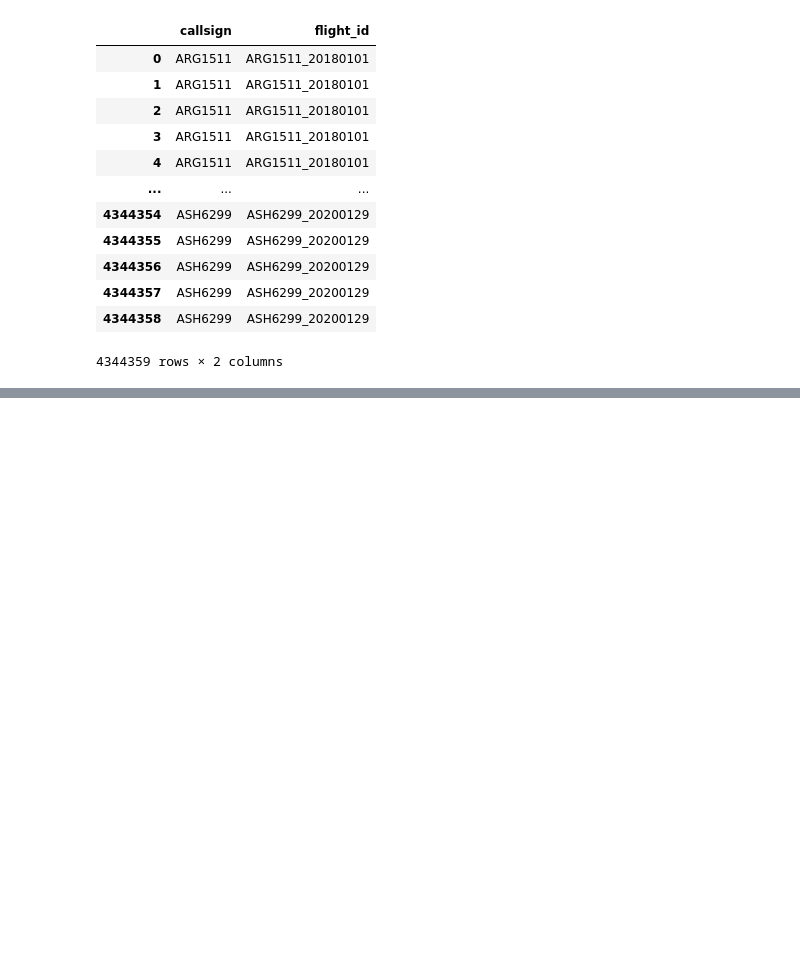
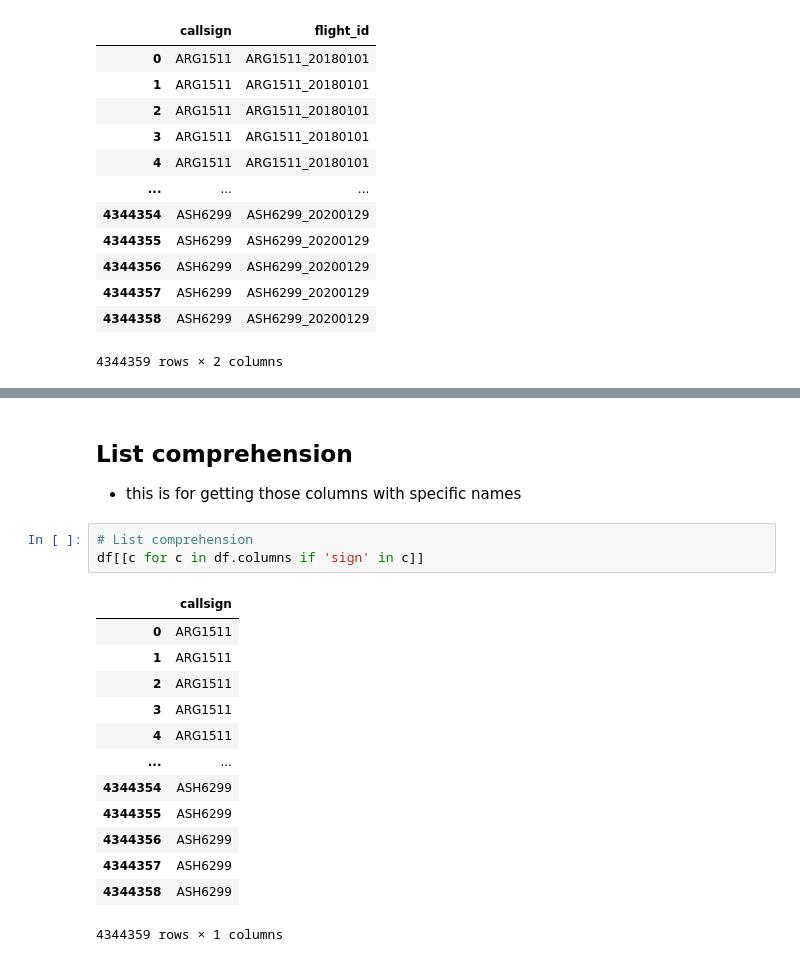
Before and after one commit to kachraz/ytlpda, a Jupyter notebook: KAG/ytleapan.ipynb, the cells around one changed output, grey strips where cells are left out. Drawn from its saved outputs; the diff is of its cells as text; blank space fills up the shorter version.

```diff
--- a/KAG/ytleapan.ipynb
+++ b/KAG/ytleapan.ipynb
@@ -302,0 +345,20 @@ df[['callsign', 'flight_id']]
+# %% [markdown]
+## List comprehension
+- this is for getting those columns with specific names
+# %%
+# List comprehension
+df[[c for c in df.columns if 'sign' in c]]
+# %% [output]
+|  | callsign |
+| 0 | ARG1511 |
+| 1 | ARG1511 |
+| 2 | ARG1511 |
+| 3 | ARG1511 |
+| 4 | ARG1511 |
+| ... | ... |
+| 4344354 | ASH6299 |
+| 4344355 | ASH6299 |
+| 4344356 | ASH6299 |
+| 4344357 | ASH6299 |
+| 4344358 | ASH6299 |
+4344359 rows × 1 columns
```
Also changed, not shown: parts of 5 cells of this notebook.
